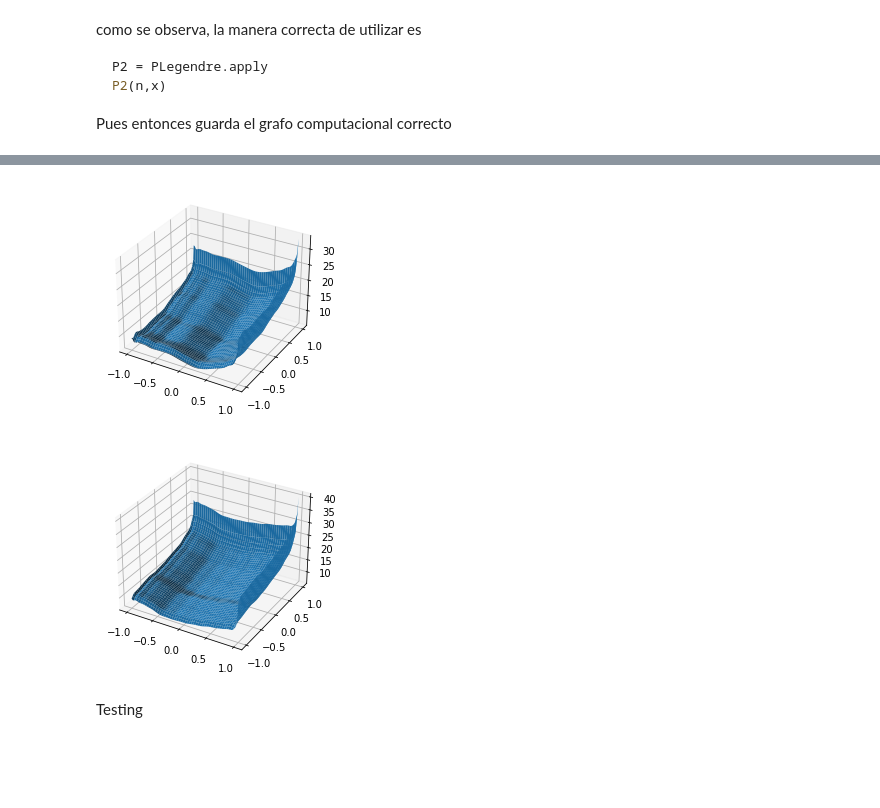
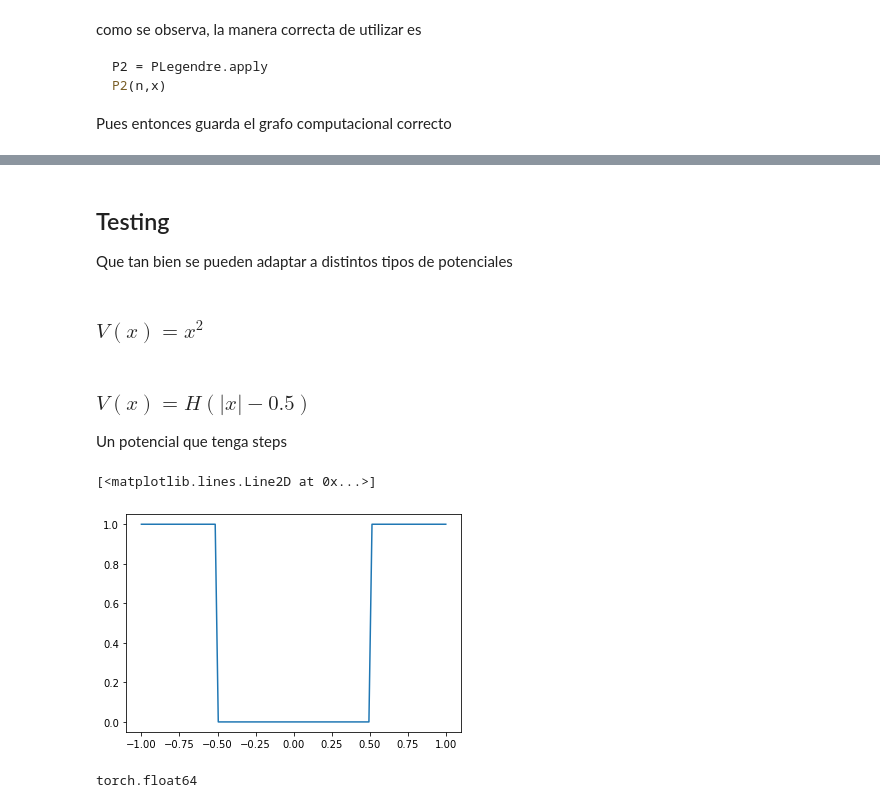
Before and after one commit to fbientrigo/machine-learning-physics, a Jupyter notebook: 4_schodringer_net/utils/legendre.ipynb, the cells around one changed output, grey strips where cells are left out. Saved outputs shown, nothing was run; the diff lists cells and outputs as text; code cells hidden in the pictures; blank space fills up the shorter version.

```diff
--- a/4_schodringer_net/utils/legendre.ipynb
+++ b/4_schodringer_net/utils/legendre.ipynb
@@ -239,24 +273,19 @@ fy = PLegendre(coefy, domain=[yL,yR])
-# %%
-xL,xR = -1,1
-yL, yR = -1,1
-
-
-import matplotlib.pyplot as plt
-xs = torch.linspace(xL, xR, steps=100)
-ys = torch.linspace(yL, yR, steps=100)
-x, y = torch.meshgrid(xs, ys, indexing='xy')
-
-for i in range(9):
-    coefx = torch.tensor([np.random.randint(10)/i for i in range(1,25)],dtype=torch.float64, requires_grad=True)
-    coefy = torch.tensor([np.random.randint(10)/i for i in range(1,25)],dtype=torch.float64,requires_grad=True)
-    fx = LegendrePolynomial(coefx)
-    fy = LegendrePolynomial(coefy, domain=[yL,yR])
-    z = fx(x) + fy(y)
-    ax = plt.axes(projection='3d')
-    ax.plot_surface(x.detach(), y.detach(), z.detach())
-    plt.show()
-# %% [output]
-[figure, removed]
-[figure, removed]
-# %% [markdown]
-Testing
+# %% [markdown]
+## Testing
+Que tan bien se pueden adaptar a distintos tipos de potenciales
+# %% [markdown]
+### $V(x) = x^2$
+# %% [markdown]
+### $V(x) = H(|x|-0.5)$
+Un potencial que tenga steps
+# %%
+X = torch.linspace(xL, xR, steps=100)
+y = torch.tensor([0.0 if np.abs(x) < 0.5 else 1.0 for x in X], dtype=torch.float32)
+plt.plot(X, y)
+# %% [output]
+[<matplotlib.lines.Line2D at 0x...>]
+[figure, added]
+# %%
+y.dtype
+# %% [output]
+torch.float64
```
Also changed, not shown: parts of 9 cells of this notebook, 3 other files.
